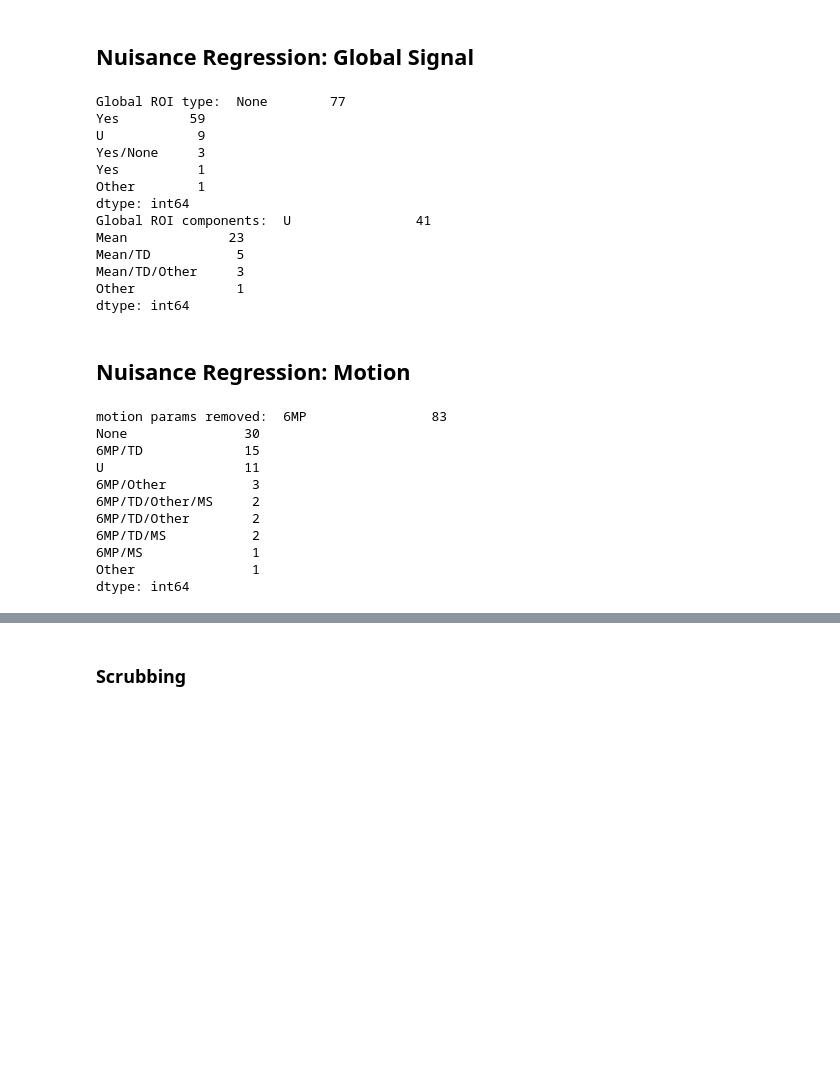
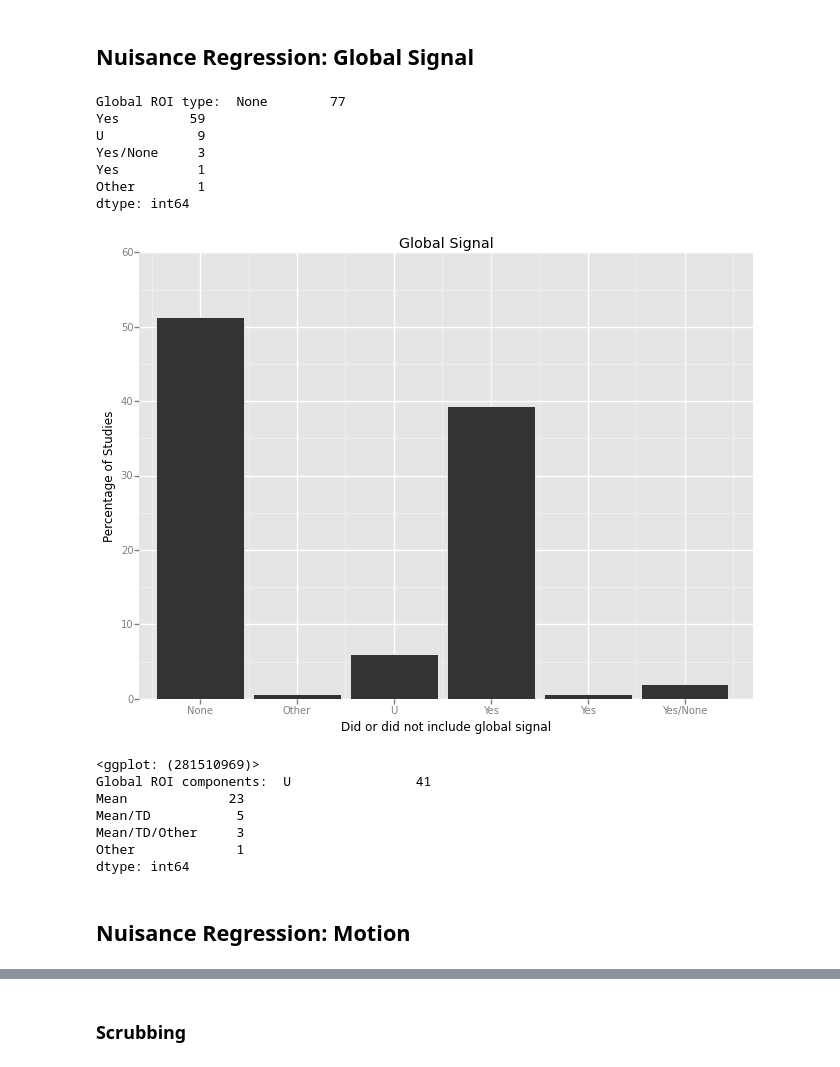
Before and after one commit to kaihwang/simpace_litreview, a Jupyter notebook: simpace_litreview.ipynb, the cells around one changed output, grey strips where cells are left out. Cells and saved outputs as stored; diff of their text form; code cells hidden in the pictures; blank space fills up the shorter version.

```diff
--- a/simpace_litreview.ipynb
+++ b/simpace_litreview.ipynb
@@ -139,35 +157,33 @@ dtype: int64
 # %%
 #ROI info
 print 'Global ROI type: ', data['gs_rois'].value_counts()
+
+plotdata=data.groupby(['gs_rois']).aggregate(np.count_nonzero).reset_index()
+plotdata['gs_rois_percentage'] = plotdata['name']/NStudies * 100
+
+global_signal_plot = ggplot(aes(x='gs_rois', y='gs_rois_percentage'), data = plotdata)\
++ geom_bar(stat='bar') \
++ labs(x = 'Did or did not include global signal') + labs(y = 'Percentage of Studies') \
++ ggtitle('Global Signal')\
+
+print global_signal_plot
+
 print 'Global ROI components: ', data[data['gs_components']!='None']['gs_components'].value_counts()
 # %% [output]
 Global ROI type:  None        77
 Yes         59
 U            9
 Yes/None     3
 Yes          1
 Other        1
 dtype: int64
-Global ROI components:  U                41
-Mean             23
-Mean/TD           5
-Mean/TD/Other     3
-Other             1
-dtype: int64
+[figure, added]
+<ggplot: (281510969)>
+Global ROI components:  U                41
+Mean             23
+Mean/TD           5
+Mean/TD/Other     3
+Other             1
+dtype: int64
 # %% [markdown]
 ## Nuisance Regression: Motion
-# %%
-#which motion paramaters
-print 'motion params removed: ', data['mot_trends'].value_counts()
-# %% [output]
-motion params removed:  6MP                83
-None               30
-6MP/TD             15
-U                  11
-6MP/Other           3
-6MP/TD/Other/MS     2
-6MP/TD/Other        2
-6MP/TD/MS           2
-6MP/MS              1
-Other               1
-dtype: int64
```
Also changed, not shown: parts of 13 cells of this notebook.
